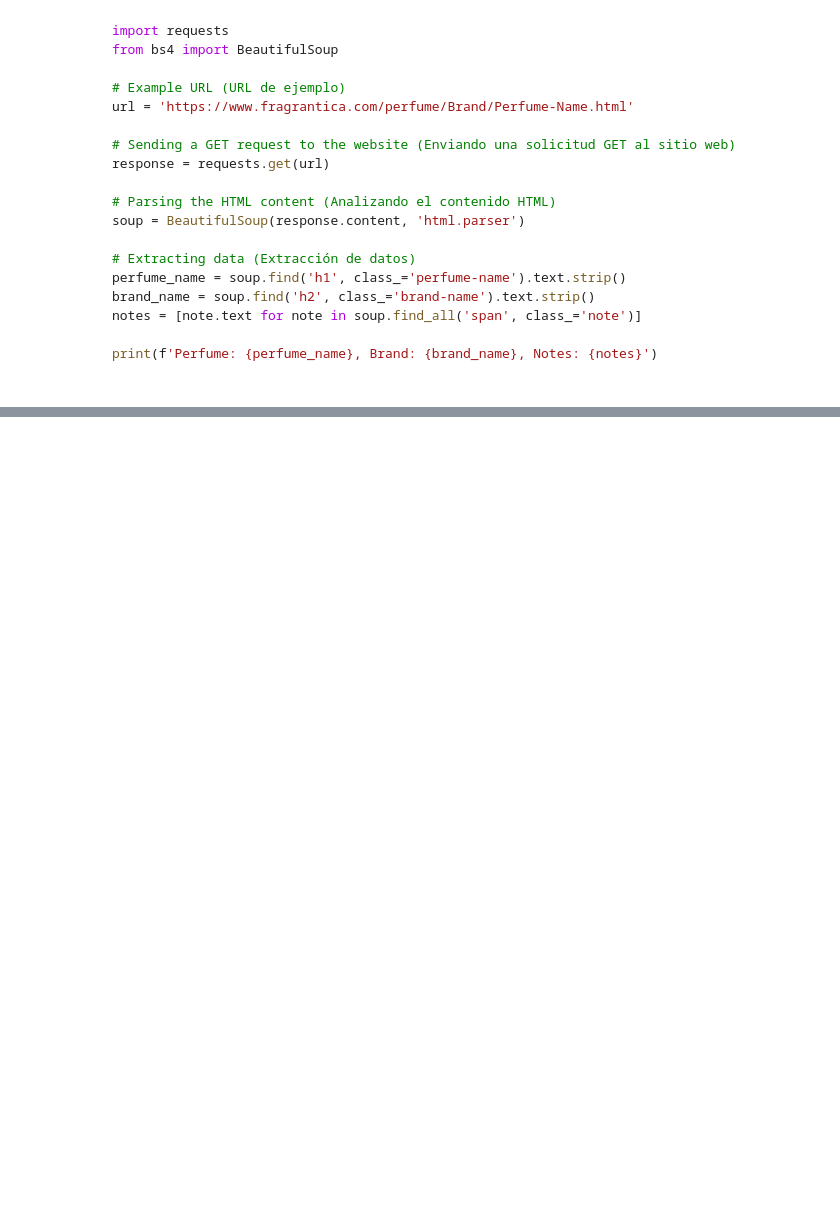
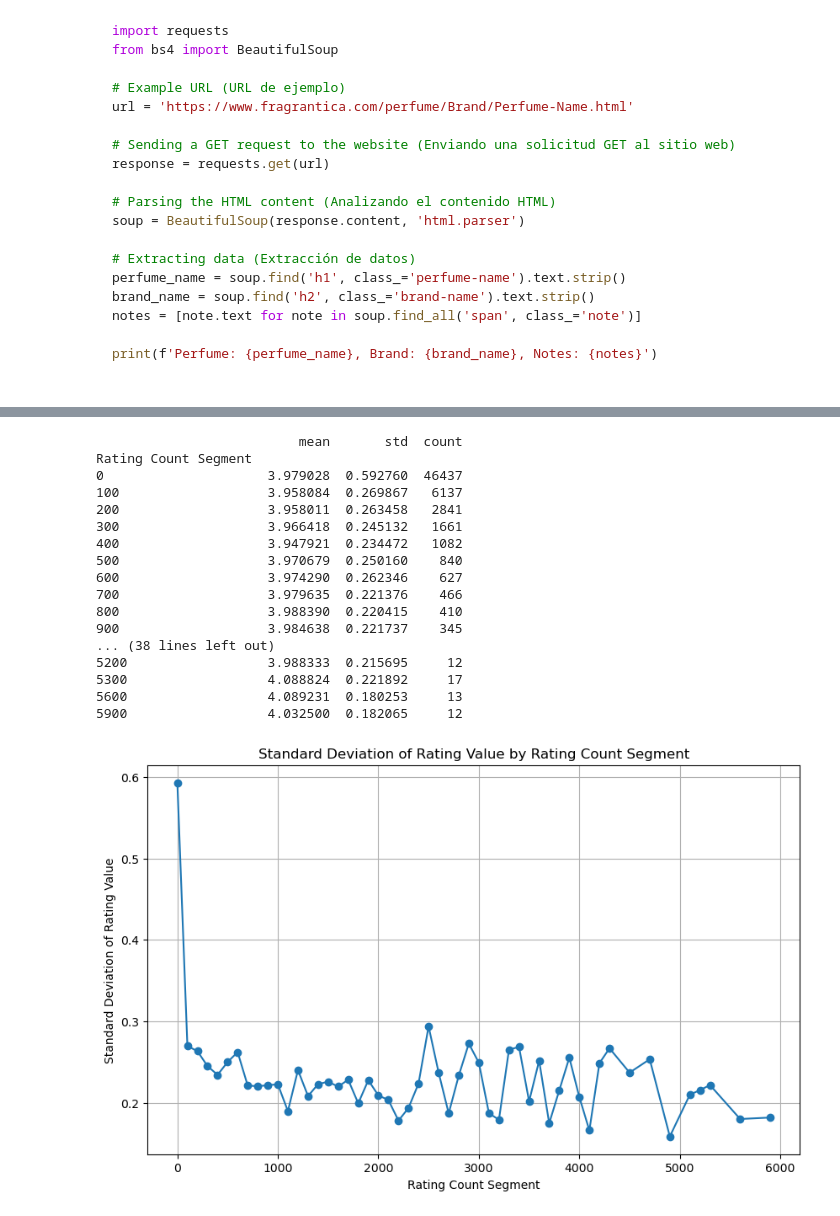
Before and after one commit to mmattyV/fragrance-scrape, a Jupyter notebook: fragrantica2.ipynb, the cells around one changed output, grey strips where cells are left out. Cells and saved outputs as stored; diff of their text form; code cells hidden in the pictures; blank space fills up the shorter version.

```diff
--- a/fragrantica2.ipynb
+++ b/fragrantica2.ipynb
@@ -235,0 +778,48 @@ Combined CSV file saved to: data/Fragrantica/fra_scraping.csv
+# %%
+import pandas as pd
+import numpy as np
+import matplotlib.pyplot as plt
+
+# Cargar el archivo Excel
+file_path = 'fra_scraping10.xlsx'
+df = pd.read_excel(file_path)
+
+# Crear segmentos de 'Rating Count' (e.g., cada 1000 votos)
+df['Rating Count Segment'] = (df['Rating Count'] // 100) * 100
+
+# Calcular la media y desviación estándar de 'Rating Value' para cada segmento
+grouped = df.groupby('Rating Count Segment')['Rating Value'].agg(['mean', 'std', 'count'])
+
+# Filtrar para solo segmentos con suficientes datos
+grouped = grouped[grouped['count'] > 10]  # Segmentos con al menos 10 perfumes
+
+# Mostrar los resultados
+print(grouped)
+
+# Gráfico de la desviación estándar por segmento
+plt.figure(figsize=(10, 6))
+plt.plot(grouped.index, grouped['std'], marker='o')
+plt.title('Standard Deviation of Rating Value by Rating Count Segment')
+plt.xlabel('Rating Count Segment')
+plt.ylabel('Standard Deviation of Rating Value')
+plt.grid(True)
+plt.show()
+# %% [output]
+                          mean       std  count
+Rating Count Segment
+0                     3.979028  0.592760  46437
+100                   3.958084  0.269867   6137
+200                   3.958011  0.263458   2841
+300                   3.966418  0.245132   1661
+400                   3.947921  0.234472   1082
+500                   3.970679  0.250160    840
+600                   3.974290  0.262346    627
+700                   3.979635  0.221376    466
+800                   3.988390  0.220415    410
+900                   3.984638  0.221737    345
+... (38 lines left out)
+5200                  3.988333  0.215695     12
+5300                  4.088824  0.221892     17
+5600                  4.089231  0.180253     13
+5900                  4.032500  0.182065     12
+[figure, added]
```
Also changed, not shown: parts of 43 cells of this notebook, 10 other files.
